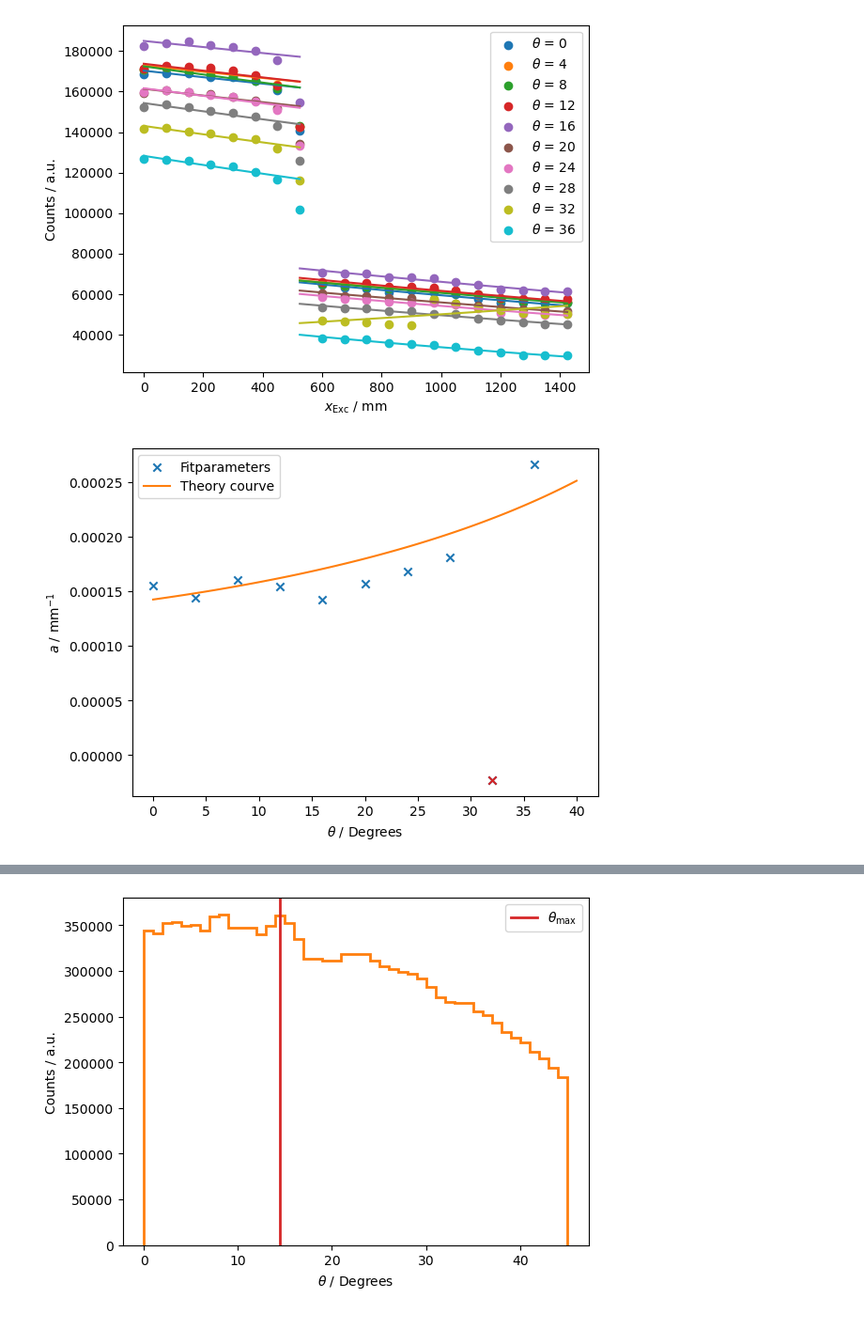
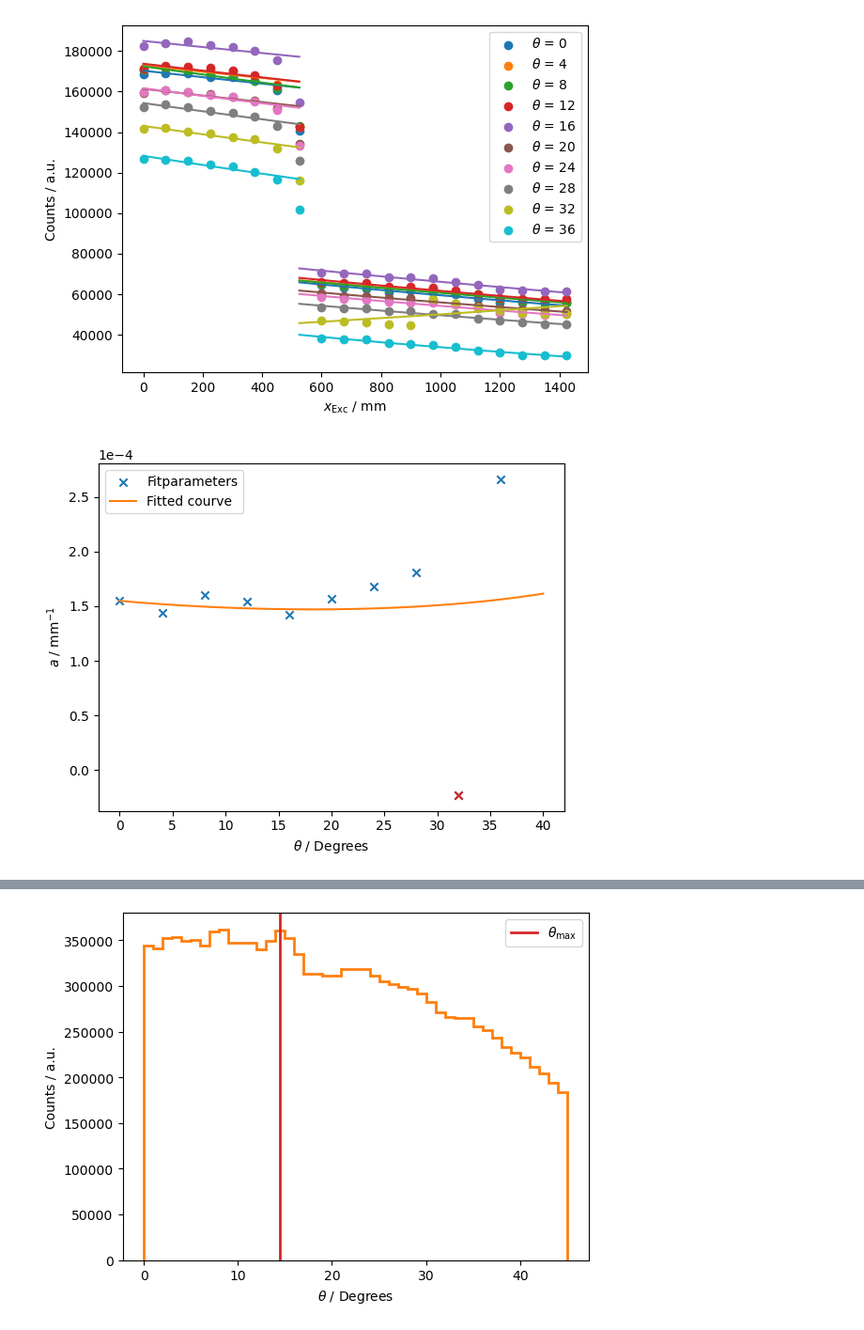
Before and after one commit to th3odor/TP_lab, a Jupyter notebook: reports/V_SciFi/aw.ipynb, the cells around one changed output, grey strips where cells are left out. Shown at 94% size. Saved outputs shown, nothing was run; the diff lists cells and outputs as text; code cells hidden in the pictures.

```diff
--- a/reports/V_SciFi/aw.ipynb
+++ b/reports/V_SciFi/aw.ipynb
@@ -326,14 +326,16 @@ for i in range(10):
 # %%
 a = np.zeros(10)
 for i in range(10):
     a[i] = p[i][1]
-# popt, pcov = curve_fit(func2, theta, a)
-# print(popt,func2(theta, *popt))
+popt, pcov = curve_fit(func2, np.linspace(0,36,10), a)
+plt.ticklabel_format(style='sci', axis='y', scilimits=(0,0))
+
 plt.scatter(np.linspace(0,36,10), a, label='Fitparameters', marker="x")
 plt.scatter(32, a[8], marker="x", c='tab:red')
-plt.plot(np.linspace(0,40,100), func2(np.linspace(0,40,100), a[0]-0.000013, a[0]/2), label='Theory courve', c='tab:orange')
+# plt.plot(np.linspace(0,40,100), func2(np.linspace(0,40,100), a[0]-0.000013, a[0]/2), label='Theory courve', c='tab:orange')
+plt.plot(np.linspace(0,40,100), func2(np.linspace(0,40,100), *popt), label='Fitted courve', c='tab:orange')
 plt.xlabel(r"$\theta$ / Degrees")
 plt.ylabel(r'$a$ / $\mathrm{mm}^{-1}$')
 plt.legend();
 # %% [output]
-[figure, old version]
+[figure, new version]
```
Also changed, not shown: parts of 10 cells of this notebook, 3 other files.
